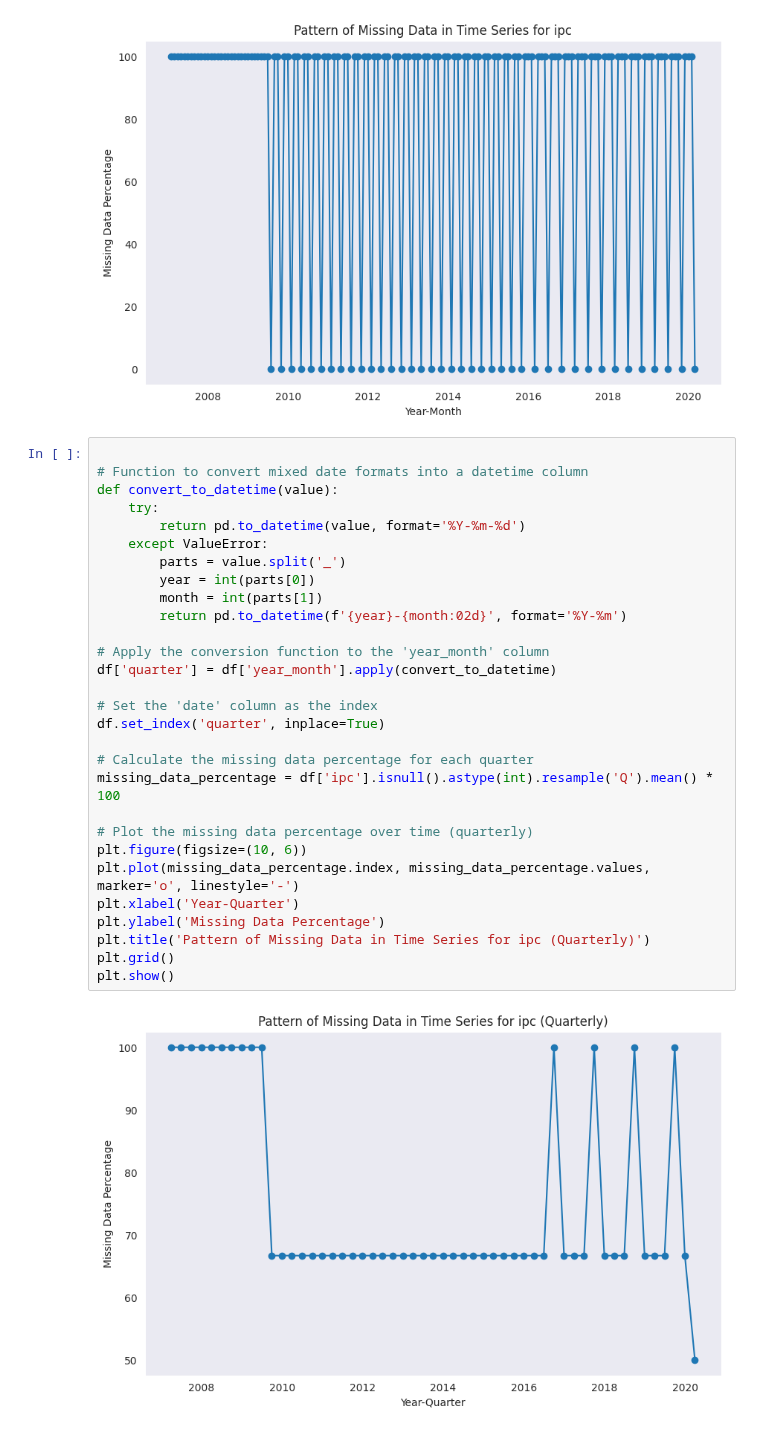
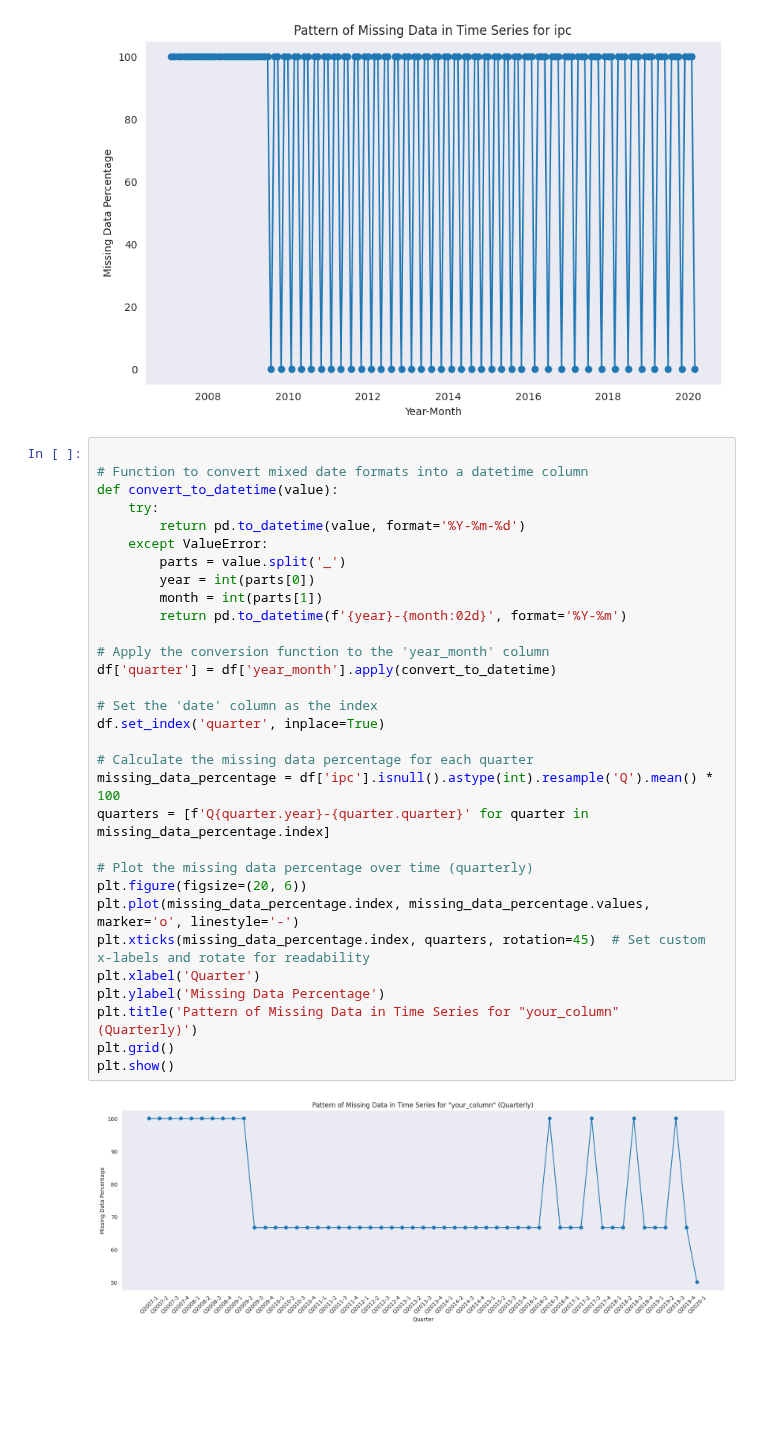
Before and after one commit to jdobladez/JBG060-group9, a Jupyter notebook: type_missing_data.ipynb, the cells around one changed output. Saved outputs shown, nothing was run; the diff lists cells and outputs as text; blank space fills up the shorter version.

Commit message:
added labels to last graph

```diff
--- a/type_missing_data.ipynb
+++ b/type_missing_data.ipynb
@@ -167,31 +167,33 @@ plt.show()
 # %%
 
 # Function to convert mixed date formats into a datetime column
 def convert_to_datetime(value):
     try:
         return pd.to_datetime(value, format='%Y-%m-%d')
     except ValueError:
         parts = value.split('_')
         year = int(parts[0])
         month = int(parts[1])
         return pd.to_datetime(f'{year}-{month:02d}', format='%Y-%m')
 
 # Apply the conversion function to the 'year_month' column
 df['quarter'] = df['year_month'].apply(convert_to_datetime)
 
 # Set the 'date' column as the index
 df.set_index('quarter', inplace=True)
 
 # Calculate the missing data percentage for each quarter
 missing_data_percentage = df['ipc'].isnull().astype(int).resample('Q').mean() * 100
+quarters = [f'Q{quarter.year}-{quarter.quarter}' for quarter in missing_data_percentage.index]
 
 # Plot the missing data percentage over time (quarterly)
-plt.figure(figsize=(10, 6))
+plt.figure(figsize=(20, 6))
 plt.plot(missing_data_percentage.index, missing_data_percentage.values, marker='o', linestyle='-')
-plt.xlabel('Year-Quarter')
+plt.xticks(missing_data_percentage.index, quarters, rotation=45)  # Set custom x-labels and rotate for readability
+plt.xlabel('Quarter')
 plt.ylabel('Missing Data Percentage')
-plt.title('Pattern of Missing Data in Time Series for ipc (Quarterly)')
+plt.title('Pattern of Missing Data in Time Series for "your_column" (Quarterly)')
 plt.grid()
 plt.show()
 # %% [output]
-[figure, old version]
+[figure, new version]
```
